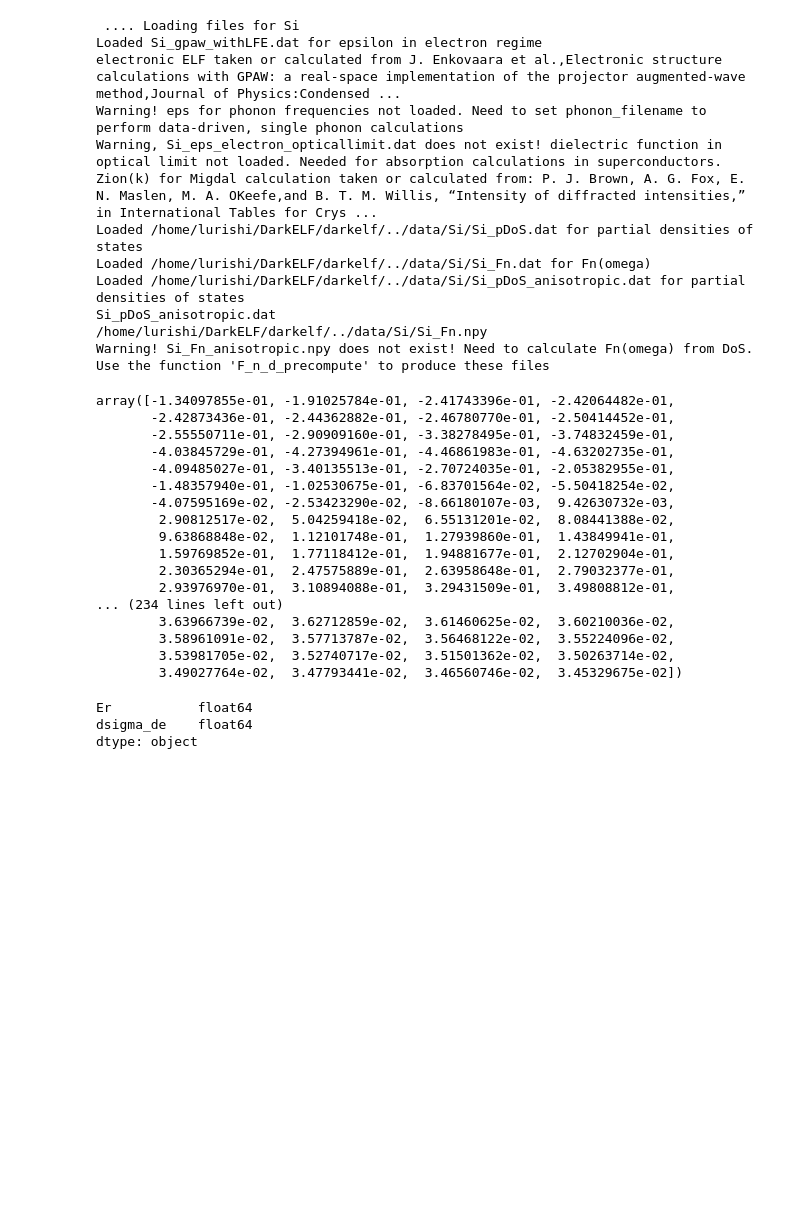
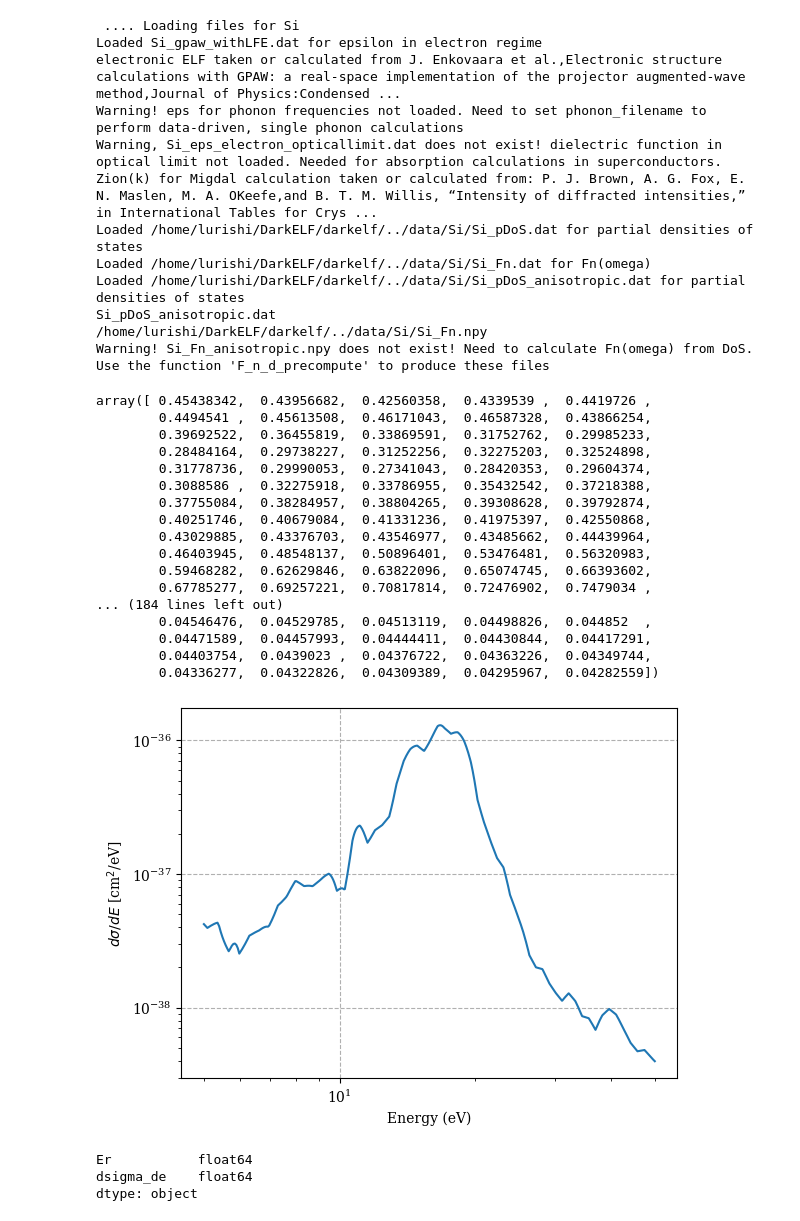
Before and after one commit to Lurishi/Doctorado-mCP, a Jupyter notebook: Mcp_gráficos_papers/Pruebas_sec_eficaz_mCP.ipynb, the cells around one changed output. Drawn from its saved outputs; the diff is of its cells as text; code cells hidden in the pictures; blank space fills up the shorter version.

```diff
--- a/Mcp_gráficos_papers/Pruebas_sec_eficaz_mCP.ipynb
+++ b/Mcp_gráficos_papers/Pruebas_sec_eficaz_mCP.ipynb
@@ -48,24 +48,25 @@ Warning! Si_Fn_anisotropic.npy does not exist! Need to calculate Fn(omega) from
 #   + k * (beta^2 - omega^2/k^2) * Im[1/(-k^2 + epsilon(omega, k) * omega^2)]
 # DarkELF provides epsilon1/epsilon2 and elf; the second term is built directly here.
 def mcp_integrand(k, omega, beta, material, method="grid"):
-    eps1 = material.eps1(omega, k, method=method)
+    eps1 = material.eps1(omega, k, method=method)   # omega [eV], k [keV] — convención DarkELF
     eps2 = material.eps2(omega, k, method=method)
     epsilon = eps1 + 1j * eps2
 
+    omega_keV = omega / 1000.0   # <-- clave: pasar omega a keV para que combine con k
+
     with np.errstate(over="ignore", divide="ignore", invalid="ignore"):
-        longitudinal = material.elf(omega, k, method=method) / k  # Im[-1/epsilon] = ELF
+        longitudinal = material.elf(omega, k, method=method) / k
 
-        omega_over_k = omega / k
+        omega_over_k = omega_keV / k
         k2 = k * k
-        omega2 = omega * omega
         beta2 = beta * beta
-        denom = -k2 + epsilon * omega2
-        transverse = k * (beta2 - omega_over_k * omega_over_k) * np.imag(1.0 / denom)
+        denom = -k2 + epsilon * omega_keV**2
+        transverse = k * (beta2 - omega_over_k**2) * np.imag(1.0 / denom)
 
     total = longitudinal + transverse
     if not np.isfinite(total):
         return 0.0
-    return total  # pensar las unidades de esto
+    return total
 
 
 def mcp_integral_scipy(omega, beta, material, method="grid", kmin=1e-6, kmax=None):
@@ -102,34 +103,38 @@ for i, omega in enumerate(omega_values):
 # %%
 dsigma_dE
 # %% [output]
-array([-1.34097855e-01, -1.91025784e-01, -2.41743396e-01, -2.42064482e-01,
-       -2.42873436e-01, -2.44362882e-01, -2.46780770e-01, -2.50414452e-01,
-       -2.55550711e-01, -2.90909160e-01, -3.38278495e-01, -3.74832459e-01,
-       -4.03845729e-01, -4.27394961e-01, -4.46861983e-01, -4.63202735e-01,
-       -4.09485027e-01, -3.40135513e-01, -2.70724035e-01, -2.05382955e-01,
-       -1.48357940e-01, -1.02530675e-01, -6.83701564e-02, -5.50418254e-02,
-       -4.07595169e-02, -2.53423290e-02, -8.66180107e-03,  9.42630732e-03,
-        2.90812517e-02,  5.04259418e-02,  6.55131201e-02,  8.08441388e-02,
-        9.63868848e-02,  1.12101748e-01,  1.27939860e-01,  1.43849941e-01,
-        1.59769852e-01,  1.77118412e-01,  1.94881677e-01,  2.12702904e-01,
-        2.30365294e-01,  2.47575889e-01,  2.63958648e-01,  2.79032377e-01,
-        2.93976970e-01,  3.10894088e-01,  3.29431509e-01,  3.49808812e-01,
-... (234 lines left out)
-        3.63966739e-02,  3.62712859e-02,  3.61460625e-02,  3.60210036e-02,
-        3.58961091e-02,  3.57713787e-02,  3.56468122e-02,  3.55224096e-02,
-        3.53981705e-02,  3.52740717e-02,  3.51501362e-02,  3.50263714e-02,
-        3.49027764e-02,  3.47793441e-02,  3.46560746e-02,  3.45329675e-02])
+array([ 0.45438342,  0.43956682,  0.42560358,  0.4339539 ,  0.4419726 ,
+        0.4494541 ,  0.45613508,  0.46171043,  0.46587328,  0.43866254,
+        0.39692522,  0.36455819,  0.33869591,  0.31752762,  0.29985233,
+        0.28484164,  0.29738227,  0.31252256,  0.32275203,  0.32524898,
+        0.31778736,  0.29990053,  0.27341043,  0.28420353,  0.29604374,
+        0.3088586 ,  0.32275918,  0.33786955,  0.35432542,  0.37218388,
+        0.37755084,  0.38284957,  0.38804265,  0.39308628,  0.39792874,
+        0.40251746,  0.40679084,  0.41331236,  0.41975397,  0.42550868,
+        0.43029885,  0.43376703,  0.43546977,  0.43485662,  0.44439964,
+        0.46403945,  0.48548137,  0.50896401,  0.53476481,  0.56320983,
+        0.59468282,  0.62629846,  0.63822096,  0.65074745,  0.66393602,
+        0.67785277,  0.69257221,  0.70817814,  0.72476902,  0.7479034 ,
+... (184 lines left out)
+        0.04546476,  0.04529785,  0.04513119,  0.04498826,  0.044852  ,
+        0.04471589,  0.04457993,  0.04444411,  0.04430844,  0.04417291,
+        0.04403754,  0.0439023 ,  0.04376722,  0.04363226,  0.04349744,
+        0.04336277,  0.04322826,  0.04309389,  0.04295967,  0.04282559])
 # %%
-plt.close('all')
 alpha_em = 1 / 137.035999084
-n = 5e22
-dsigma_dE_scaled = dsigma_dE *(2*alpha_em*(1e-4)**2)/(n*np.pi*beta**2)
+n = 5e22          # densidad atómica de Si [cm^-3] — consistente con la normalización de Essig et al.
+eps_charge = 1e-6  # <-- el valor real de la Fig. 1
+
+dsigma_dE_scaled = dsigma_dE * (2*alpha_em*eps_charge**2) / (n*np.pi*beta**2)
 
 plt.plot(omega_values, dsigma_dE_scaled)
 plt.xlabel("Energy (eV)")
-plt.ylabel("Normalized dσ/dE")
-
+plt.ylabel(r"$d\sigma/dE$ [cm$^2$/eV]")
+plt.yscale("log")
+plt.xscale("log")
 plt.grid(linestyle="--")
+# %% [output]
+[figure, added]
 # %%
 import pandas as pd
 df = pd.read_csv("/home/lurishi/Escritorio/Doctorado/Mcp_gráficos_papers/Darkelfmcp.csv",sep=";")
```
Also changed, not shown: parts of 5 cells of this notebook, 6 other files.
